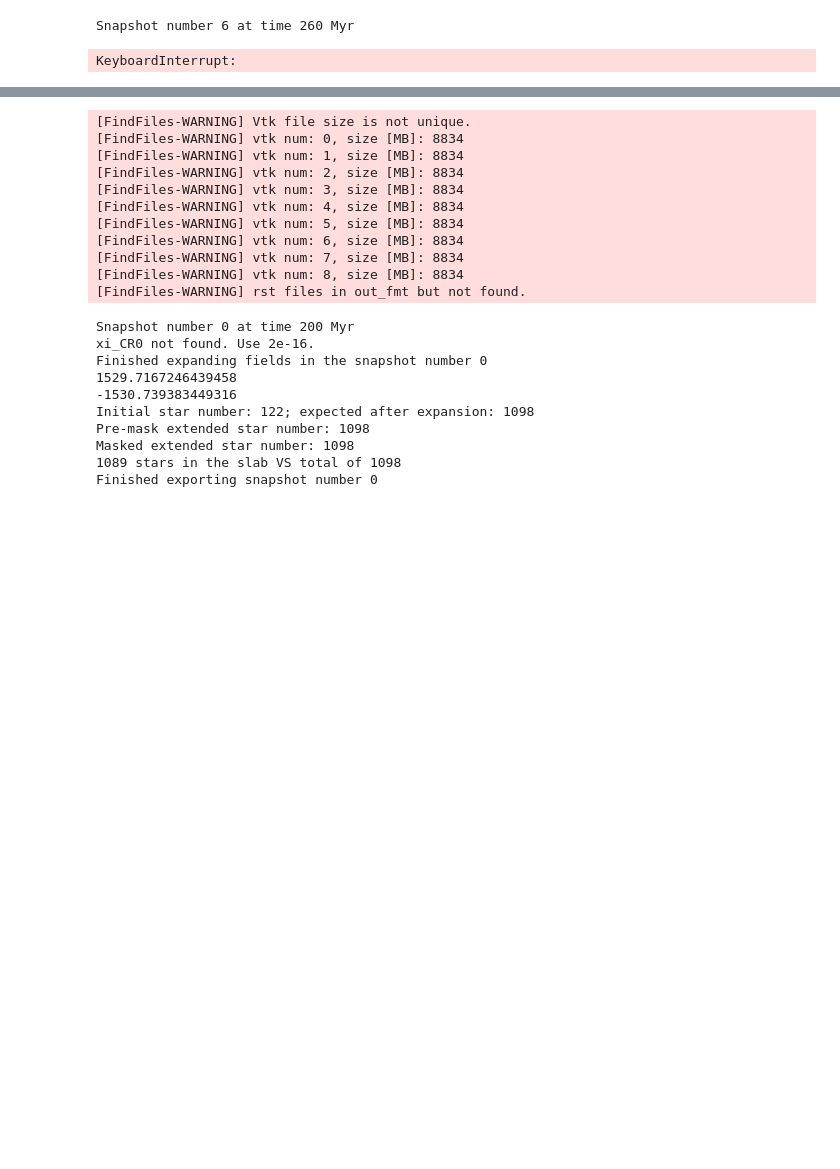
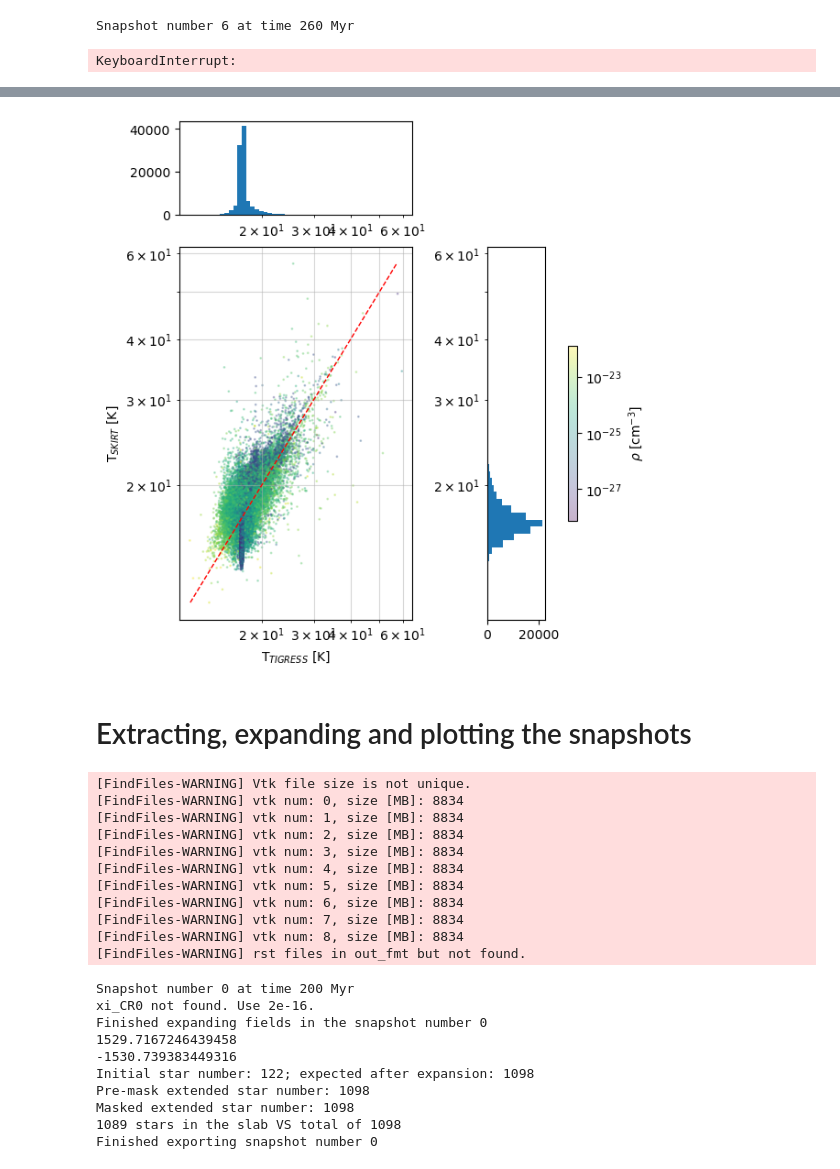
Before and after one commit to francesco-chiti-tegli/TIGRESS-PHANGS, a Jupyter notebook: Python-TIGRESS/History_Snap_Creator.ipynb, the cells around one changed output, grey strips where cells are left out. Cells and saved outputs as stored; diff of their text form; code cells hidden in the pictures; blank space fills up the shorter version.

```diff
--- a/Python-TIGRESS/History_Snap_Creator.ipynb
+++ b/Python-TIGRESS/History_Snap_Creator.ipynb
@@ -229,3 +302,49 @@ Number of cells: [ 768  768 1536]
+# %%
+n_sample = 100000
+indices = np.random.choice(SKIRT_temperature.size, size=n_sample, replace=False)
+
+x = map_temperature.ravel()[indices]
+y = SKIRT_temperature.ravel()[indices]
+c = map_density.ravel()[indices]
+
+def scatter_hist(x, y, c, ax, ax_histx, ax_histy):
+    ax_histx.tick_params(axis="x", labelbottom=False)
+    ax_histy.tick_params(axis="y", labelleft=False)
+
+    sc = ax.scatter(x, y, c=c, cmap='viridis', norm=LogNorm(), s=1, alpha=0.3)
+    ax.set_xlabel(r'T$_{TIGRESS}$ [K]')
+    ax.set_ylabel(r'T$_{SKIRT}$ [K]')
+    ax.set_xscale('log')
+    ax.set_yscale('log')
+
+    lims = [max(x.min(), y.min()), min(x.max(), y.max())]
+    ax.plot(lims, lims, 'r--', linewidth=1)
+
+    cbar = fig.colorbar(sc, ax=ax_histy, orientation='vertical', pad=0.15)
+    cbar.set_label(r'$\rho$ [cm$^{-3}$]')
+
+    bins_x = np.logspace(np.log10(x.min()), np.log10(x.max()), 50)
+    bins_y = np.logspace(np.log10(y.min()), np.log10(y.max()), 50)
+
+    ax_histx.hist(x, bins=bins_x)
+    ax_histy.hist(y, bins=bins_y, orientation='horizontal')
+    ax_histx.set_xscale('log')
+    ax_histy.set_yscale('log')
+    ax.xaxis.grid(True, which='both', alpha=0.5)
+    ax.yaxis.grid(True, which='both', alpha=0.5)
+    plt.show()
+
+fig, axs = plt.subplot_mosaic([['histx', '.'],
+                               ['scatter', 'histy']],
+                              figsize=(6, 6),
+                              width_ratios=(4, 1), height_ratios=(1, 4),
+                              layout='constrained')
+
+scatter_hist(x, y, c, axs['scatter'], axs['histx'], axs['histy'])
+# %% [output]
+[figure, added]
+# %% [markdown]
+# Extracting, expanding and plotting the snapshots
 # %%
 ### In this code, I am still using the RIDOTTO slab, and SHEAR PERIODIC EXPANSION (SPExpansion)
 # (-256 < x3 < 256 /// 704 < Nx[3] < 832) YES
```
Also changed, not shown: parts of 11 cells of this notebook, 1 other file.
